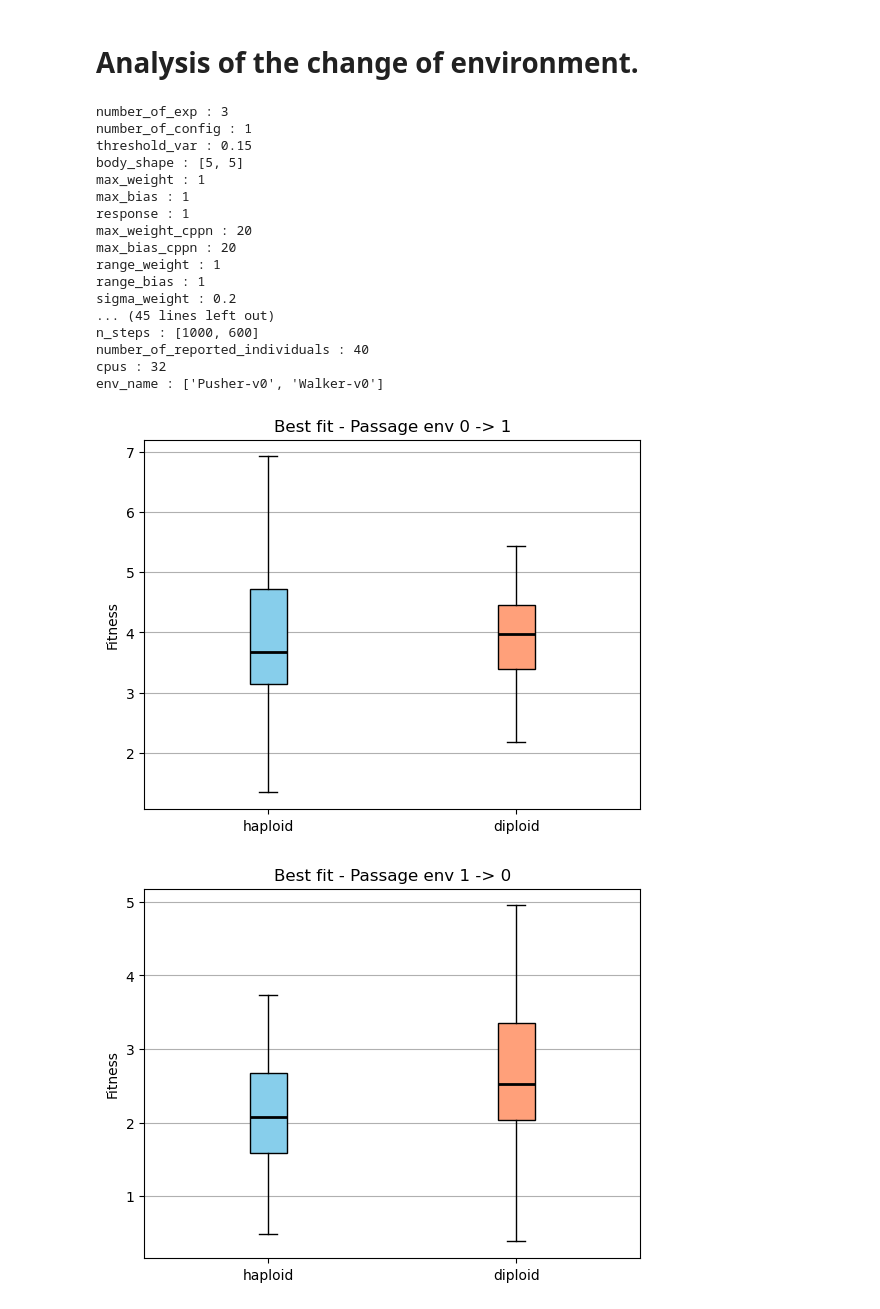
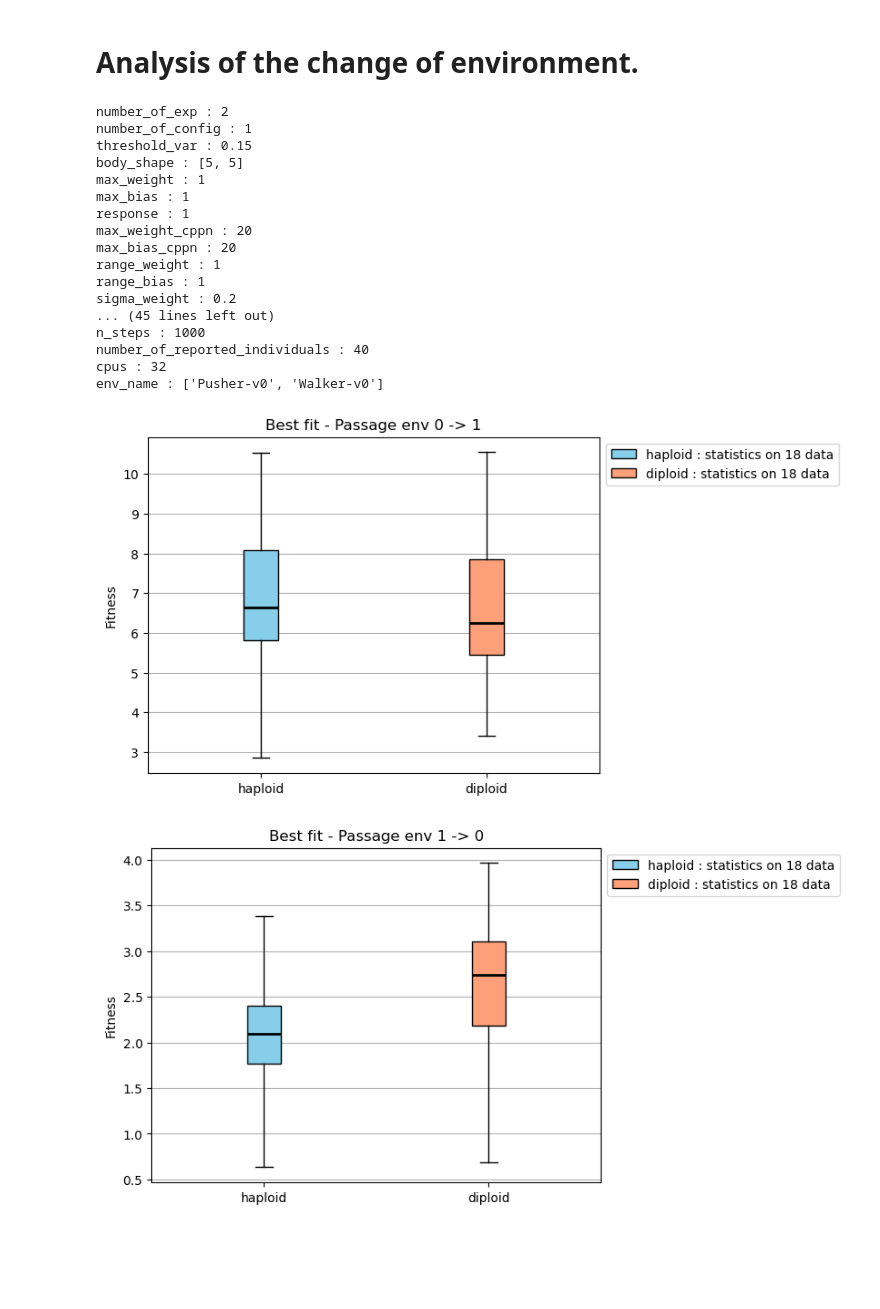
Before and after one commit to matteovacher/sgr-ecs-matteo, a Jupyter notebook: results_analysis/analysis8.ipynb, the cells around one changed output. Saved outputs shown, nothing was run; the diff lists cells and outputs as text; code cells hidden in the pictures; blank space fills up the shorter version.

```diff
--- a/results_analysis/analysis8.ipynb
+++ b/results_analysis/analysis8.ipynb
@@ -42,7 +42,7 @@ def transitions(all_gens, switch, kind):
     return res
 # %%
 # to change
-path = 'changingenv4'
+path = 'changingenv1'
 number = 1
 start_gen = 20         # on ignore les generations avant start_gen (temps de convergence)
 # end of to change
@@ -72,7 +72,7 @@ for key, value in diploid_data_config.items():
 print(result)
 print(diploid_result)
 # %% [output]
-number_of_exp : 3
+number_of_exp : 2
 number_of_config : 1
 threshold_var : 0.15
 body_shape : [5, 5]
@@ -85,7 +85,7 @@ range_weight : 1
 range_bias : 1
 sigma_weight : 0.2
 ... (45 lines left out)
-n_steps : [1000, 600]
+n_steps : 1000
 number_of_reported_individuals : 40
 cpus : 32
 env_name : ['Pusher-v0', 'Walker-v0']
@@ -160,36 +160,46 @@ def colore(bp) :
     for boite, c in zip(bp['boxes'], couleurs) :
         boite.set_facecolor(c)
     for mediane in bp['medians'] :
         mediane.set_color('black')
         mediane.set_linewidth(2)
 
 
 kinds = ['start_0to1', 'start_1to0', 'end_env0', 'end_env1']
 titres = ['Passage env 0 -> 1', 'Passage env 1 -> 0', 'Fin env 0', 'Fin env 1']
 
 # best fit
 for kind, titre in zip(kinds, titres) :
+    hap = pool(best_haploid, kind)
+    dip = pool(best_diploid, kind)
     fig, ax = plt.subplots()
-    bp = ax.bxp([candle(pool(best_haploid, kind), 'haploid'),
-                 candle(pool(best_diploid, kind), 'diploid')],
+    bp = ax.bxp([candle(hap, 'haploid'), candle(dip, 'diploid')],
                 showfliers = False, patch_artist = True)
     colore(bp)
+    # on precise sur combien de valeurs chaque bougie est calculee (credibilite / generalite)
+    bp['boxes'][0].set_label('haploid : statistics on {} data'.format(len(hap)))
+    bp['boxes'][1].set_label('diploid : statistics on {} data'.format(len(dip)))
+    ax.legend(bbox_to_anchor = (1, 1), loc = 'upper left')
     ax.set_title('Best fit - ' + titre)
     ax.set_ylabel('Fitness')
     ax.grid(True, axis = 'y')
     plt.show()
 
 # average best fit
 for kind, titre in zip(kinds, titres) :
+    hap = pool(avgbest_haploid, kind)
+    dip = pool(avgbest_diploid, kind)
     fig, ax = plt.subplots()
-    bp = ax.bxp([candle(pool(avgbest_haploid, kind), 'haploid'),
-                 candle(pool(avgbest_diploid, kind), 'diploid')],
+    bp = ax.bxp([candle(hap, 'haploid'), candle(dip, 'diploid')],
                 showfliers = False, patch_artist = True)
     colore(bp)
+    # on precise sur combien de valeurs chaque bougie est calculee (credibilite / generalite)
+    bp['boxes'][0].set_label('haploid : statistics on {} data'.format(len(hap)))
+    bp['boxes'][1].set_label('diploid : statistics on {} data'.format(len(dip)))
+    ax.legend(bbox_to_anchor = (1, 1), loc = 'upper left')
     ax.set_title('Average best fit - ' + titre)
     ax.set_ylabel('Fitness')
     ax.grid(True, axis = 'y')
     plt.show()
 # %% [output]
-[figure, old version]
+[figure, new version]
-[figure, old version]
+[figure, new version]
```
Also changed, not shown: parts of 1 cell of this notebook, 6 other files.
